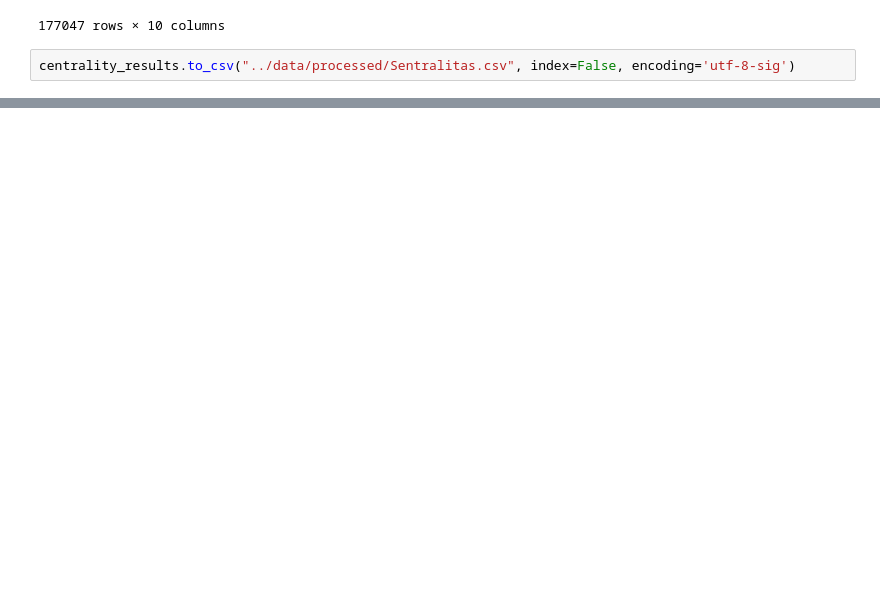
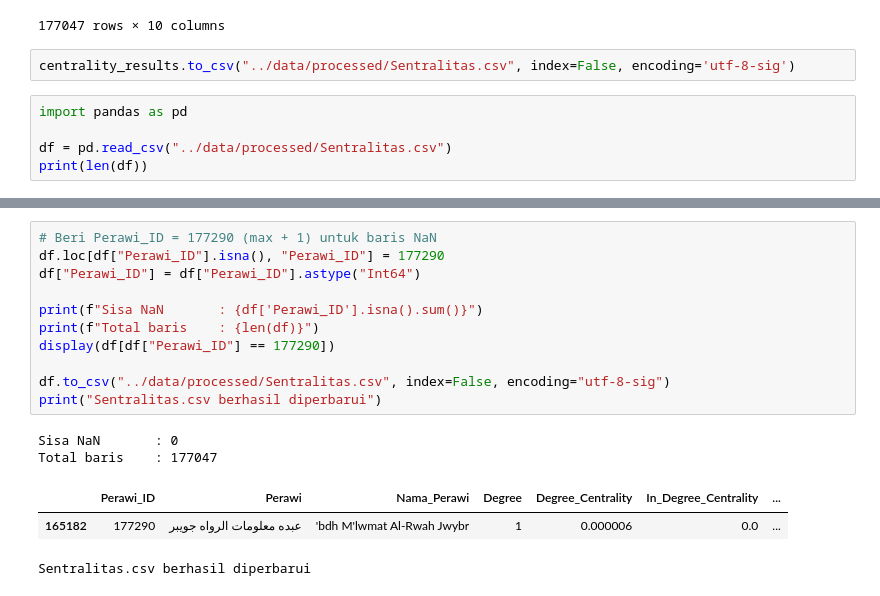
Before and after one commit to Nazrililham090805/sanad-hadith, a Jupyter notebook: src/NetworkX.ipynb, the cells around one changed output, grey strips where cells are left out. Drawn from its saved outputs; the diff is of its cells as text; blank space fills up the shorter version.

```diff
--- a/src/NetworkX.ipynb
+++ b/src/NetworkX.ipynb
@@ -516,3 +516,8 @@ display(centrality_results)
 177047 rows × 10 columns
 # %%
 centrality_results.to_csv("../data/processed/Sentralitas.csv", index=False, encoding='utf-8-sig')
+# %%
+import pandas as pd
+
+df = pd.read_csv("../data/processed/Sentralitas.csv")
+print(len(df))
@@ -518,0 +534,17 @@ centrality_results.to_csv("../data/processed/Sentralitas.csv", index=False, enco
+# %%
+# Beri Perawi_ID = 177290 (max + 1) untuk baris NaN
+df.loc[df["Perawi_ID"].isna(), "Perawi_ID"] = 177290
+df["Perawi_ID"] = df["Perawi_ID"].astype("Int64")
+
+print(f"Sisa NaN       : {df['Perawi_ID'].isna().sum()}")
+print(f"Total baris    : {len(df)}")
+display(df[df["Perawi_ID"] == 177290])
+
+df.to_csv("../data/processed/Sentralitas.csv", index=False, encoding="utf-8-sig")
+print("Sentralitas.csv berhasil diperbarui")
+# %% [output]
+Sisa NaN       : 0
+Total baris    : 177047
+|  | Perawi_ID | Perawi | Nama_Perawi | Degree | Degree_Centrality | In_Degree_Centrality | ... |
+| 165182 | 177290 | عبده معلومات الرواه جويبر | 'bdh M'lwmat Al-Rwah Jwybr | 1 | 0.000006 | 0.0 | ... |
+Sentralitas.csv berhasil diperbarui
```
Also changed, not shown: parts of 2 cells of this notebook, 1 other file.
